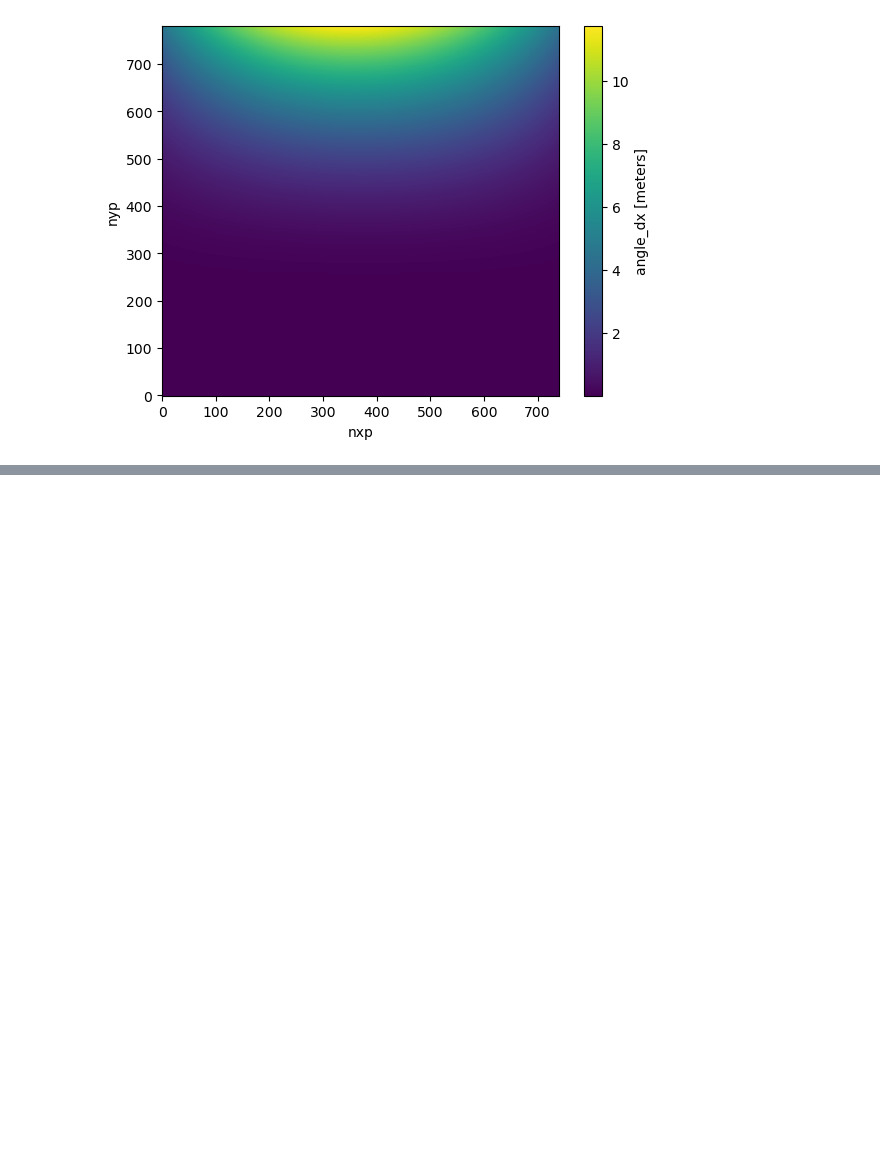
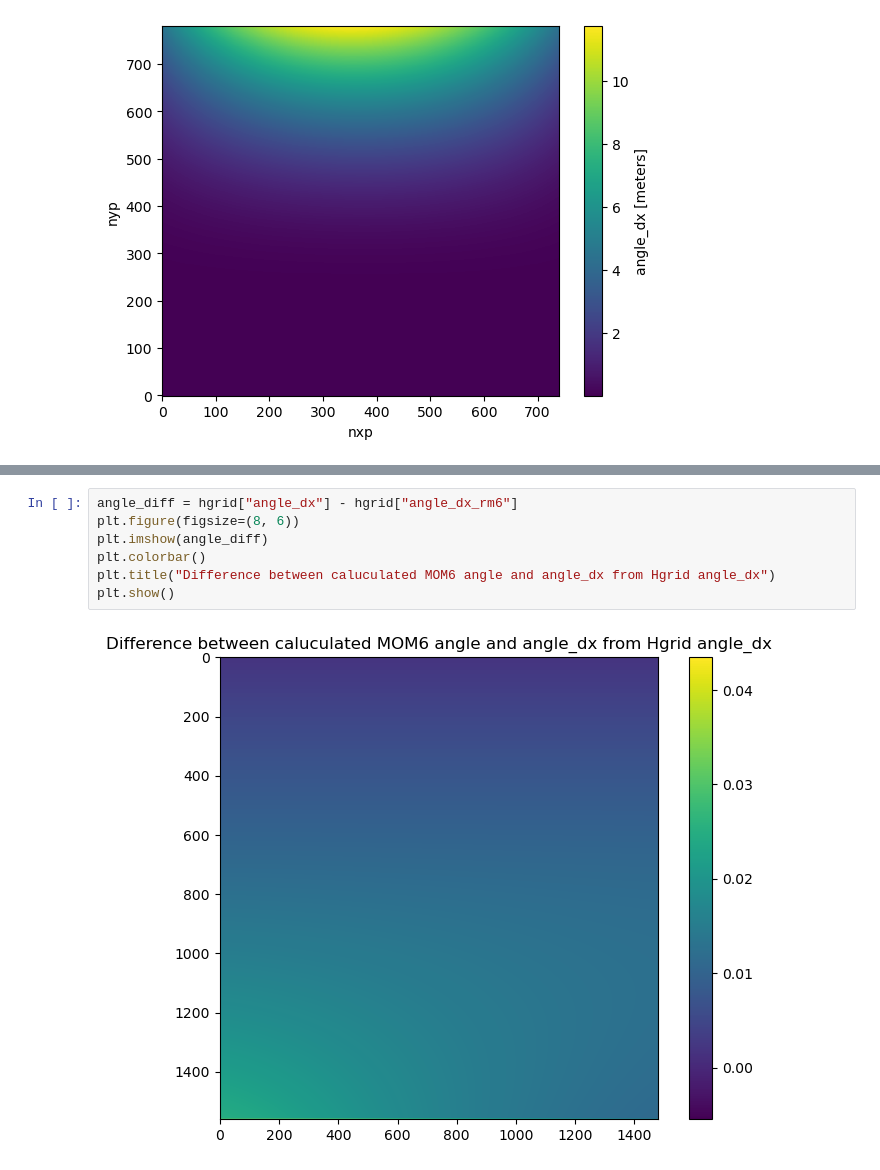
Before and after one commit to CROCODILE-CESM/regional-mom6, a Jupyter notebook: regional_mom6/testing_to_be_deleted/angle_calc_mom6.ipynb, the cells around one changed output, grey strips where cells are left out. Drawn from its saved outputs; the diff is of its cells as text; blank space fills up the shorter version.

```diff
--- a/regional_mom6/testing_to_be_deleted/angle_calc_mom6.ipynb
+++ b/regional_mom6/testing_to_be_deleted/angle_calc_mom6.ipynb
@@ -230,0 +338,9 @@ Attributes:
+# %%
+angle_diff = hgrid["angle_dx"] - hgrid["angle_dx_rm6"]
+plt.figure(figsize=(8, 6))
+plt.imshow(angle_diff)
+plt.colorbar()
+plt.title("Difference between caluculated MOM6 angle and angle_dx from Hgrid angle_dx")
+plt.show()
+# %% [output]
+[figure, added]
```
Also changed, not shown: parts of 21 cells of this notebook, 1 other file.
